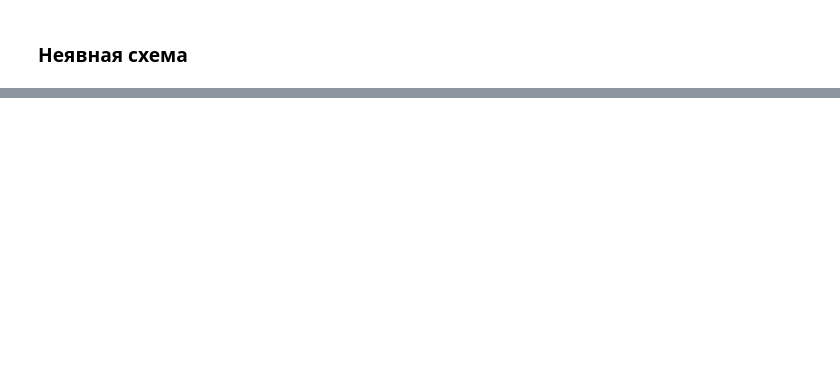
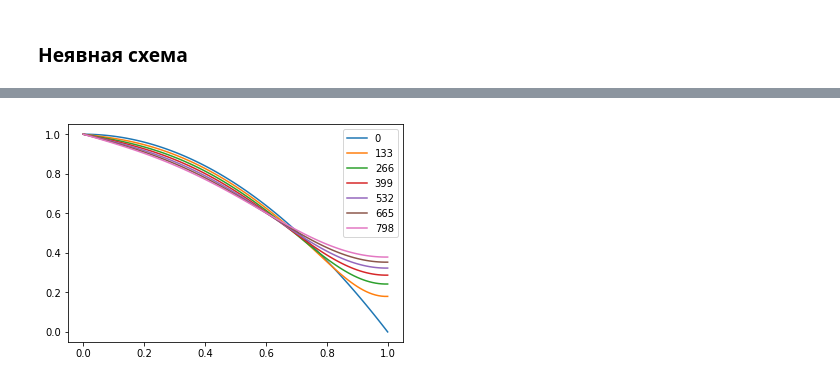
Before and after one commit to kirsider/MChA_5sem, a Jupyter notebook: lab4.ipynb, the cells around one changed output, grey strips where cells are left out. Drawn from its saved outputs; the diff is of its cells as text; code cells hidden in the pictures; blank space fills up the shorter version.

```diff
--- a/lab4.ipynb
+++ b/lab4.ipynb
@@ -78,0 +102,35 @@ plt.show()
+# %%
+def solve2():
+    M = np.zeros(shape=(NT, NK))
+    M[:, 0] = np.array([g1(i) for i in np.linspace(0, T, NT)])
+    M[0, :] = np.array([phi(i) for i in np.linspace(a, b, NK)])
+
+    for i in range(1, NT):
+        M2 = np.zeros(shape=(NK-1, NK-1))
+        Y = np.zeros(NK-1)
+        M2[0][0] = -(1 + 2 * k * t / (h*h))
+        M2[0][1] = t * k / (h*h)
+        Y[0] = -(M[i-1][1] + t*f(a + i*h, i*t) + k * t * M[i][0]/(h*h))
+
+        for j in range(1, NK-2):
+            M2[j][j-1] = k * t/(h*h)
+            M2[j][j] = -(1 + 2 * k * t/(h*h))
+            M2[j][j+1] = k * t/(h*h)
+            Y[j] = -(M[i-1][j+1] + t*f(a + j*h, i*t))
+        # last equation is approximation from even scheme
+        M2[-1][-1] = -1
+        M2[-1][-2] = 1
+        Y[-1] = h * g2(t * i)
+
+        M[i, 1:] = np.linalg.solve(M2, Y)
+    return M
+# %%
+matrix = solve2()
+X = np.linspace(a, b, NK)
+
+for i in range(0, NT, NT//6):
+    plt.plot(X, matrix[i], label=i)
+plt.legend()
+plt.show()
+# %% [output]
+[figure, added]
```
Also changed, not shown: parts of 5 cells of this notebook.
